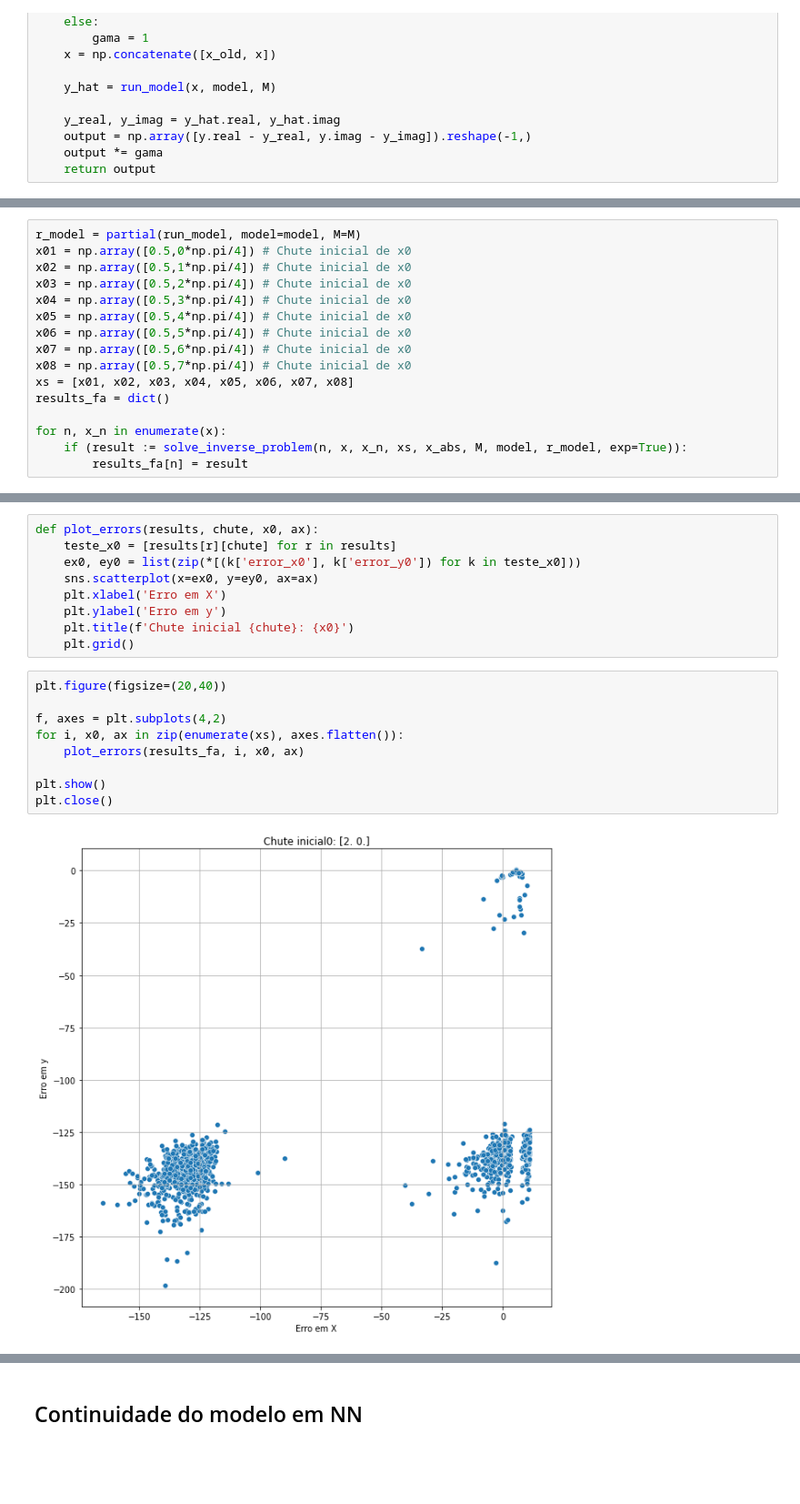
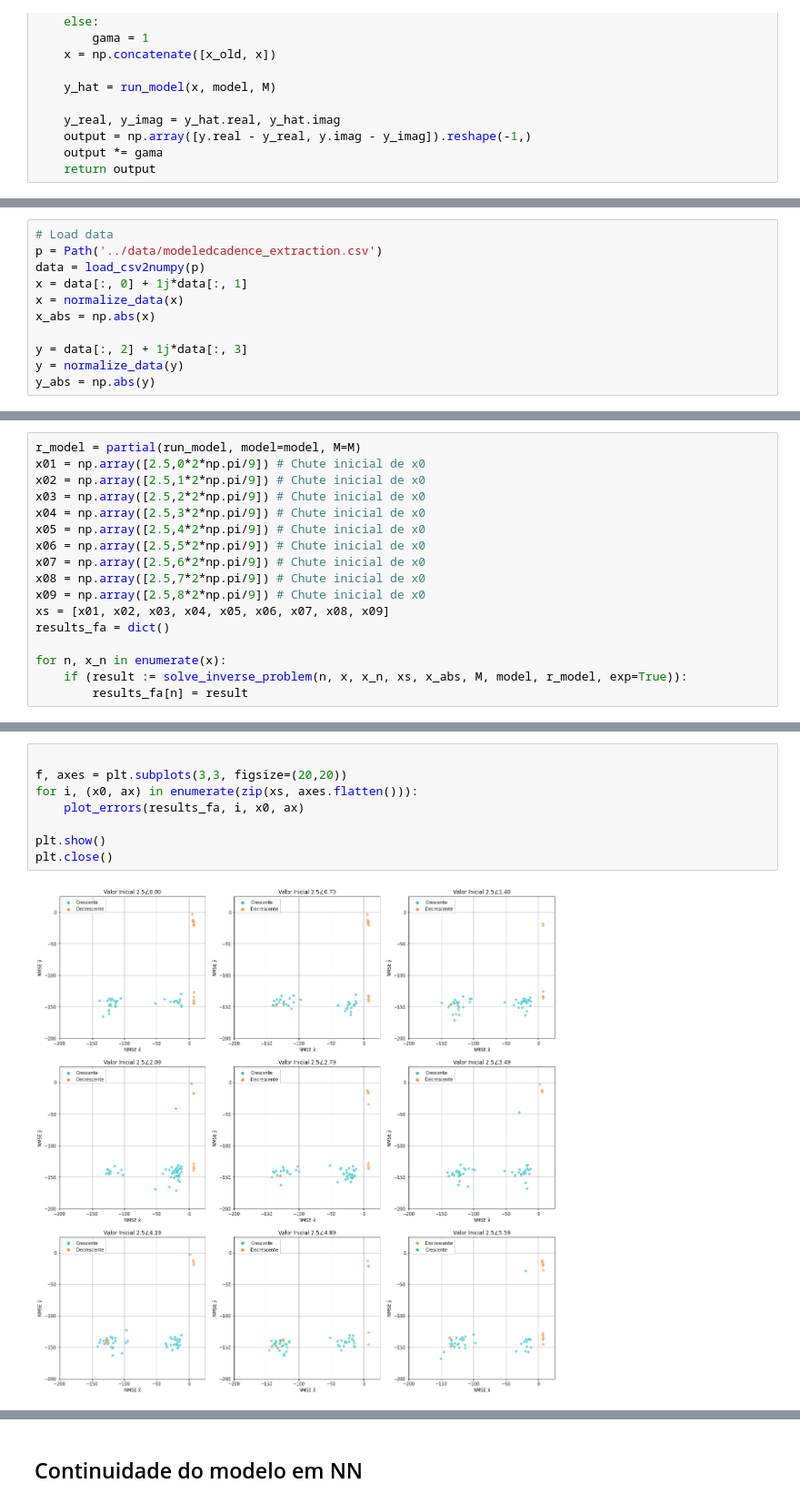
Before and after one commit to CaioMizerkowski/TCC, a Jupyter notebook: nb/parteB.ipynb, the cells around one changed output, grey strips where cells are left out. Shown at 91% size. Drawn from its saved outputs; the diff is of its cells as text; blank space fills up the shorter version.

```diff
--- a/nb/parteB.ipynb
+++ b/nb/parteB.ipynb
@@ -417,0 +361,11 @@ x:   [-0.45675898+0.21211873j] -> [0.5036101]
+# %%
+# Load data
+p = Path('../data/modeledcadence_extraction.csv')
+data = load_csv2numpy(p)
+x = data[:, 0] + 1j*data[:, 1]
+x = normalize_data(x)
+x_abs = np.abs(x)
+
+y = data[:, 2] + 1j*data[:, 3]
+y = normalize_data(y)
+y_abs = np.abs(y)
@@ -418,14 +417,15 @@ x:   [-0.45675898+0.21211873j] -> [0.5036101]
 # %%
 r_model = partial(run_model, model=model, M=M)
-x01 = np.array([0.5,0*np.pi/4]) # Chute inicial de x0
-x02 = np.array([0.5,1*np.pi/4]) # Chute inicial de x0
-x03 = np.array([0.5,2*np.pi/4]) # Chute inicial de x0
-x04 = np.array([0.5,3*np.pi/4]) # Chute inicial de x0
-x05 = np.array([0.5,4*np.pi/4]) # Chute inicial de x0
-x06 = np.array([0.5,5*np.pi/4]) # Chute inicial de x0
-x07 = np.array([0.5,6*np.pi/4]) # Chute inicial de x0
-x08 = np.array([0.5,7*np.pi/4]) # Chute inicial de x0
-xs = [x01, x02, x03, x04, x05, x06, x07, x08]
+x01 = np.array([2.5,0*2*np.pi/9]) # Chute inicial de x0
+x02 = np.array([2.5,1*2*np.pi/9]) # Chute inicial de x0
+x03 = np.array([2.5,2*2*np.pi/9]) # Chute inicial de x0
+x04 = np.array([2.5,3*2*np.pi/9]) # Chute inicial de x0
+x05 = np.array([2.5,4*2*np.pi/9]) # Chute inicial de x0
+x06 = np.array([2.5,5*2*np.pi/9]) # Chute inicial de x0
+x07 = np.array([2.5,6*2*np.pi/9]) # Chute inicial de x0
+x08 = np.array([2.5,7*2*np.pi/9]) # Chute inicial de x0
+x09 = np.array([2.5,8*2*np.pi/9]) # Chute inicial de x0
+xs = [x01, x02, x03, x04, x05, x06, x07, x08, x09]
 results_fa = dict()
 
 for n, x_n in enumerate(x):
@@ -481,20 +434,10 @@ for n, x_n in enumerate(x):
-# %%
-def plot_errors(results, chute, x0, ax):
-    teste_x0 = [results[r][chute] for r in results]
-    ex0, ey0 = list(zip(*[(k['error_x0'], k['error_y0']) for k in teste_x0]))
-    sns.scatterplot(x=ex0, y=ey0, ax=ax)
-    plt.xlabel('Erro em X')
-    plt.ylabel('Erro em y')
-    plt.title(f'Chute inicial {chute}: {x0}')
-    plt.grid()
 # %%
-plt.figure(figsize=(20,40))
 
-f, axes = plt.subplots(4,2)
-for i, x0, ax in zip(enumerate(xs), axes.flatten()):
+f, axes = plt.subplots(3,3, figsize=(20,20))
+for i, (x0, ax) in enumerate(zip(xs, axes.flatten())):
     plot_errors(results_fa, i, x0, ax)
 
 plt.show()
 plt.close()
 # %% [output]
-[figure, old version]
+[figure, new version]
```
Also changed, not shown: parts of 19 cells of this notebook.
